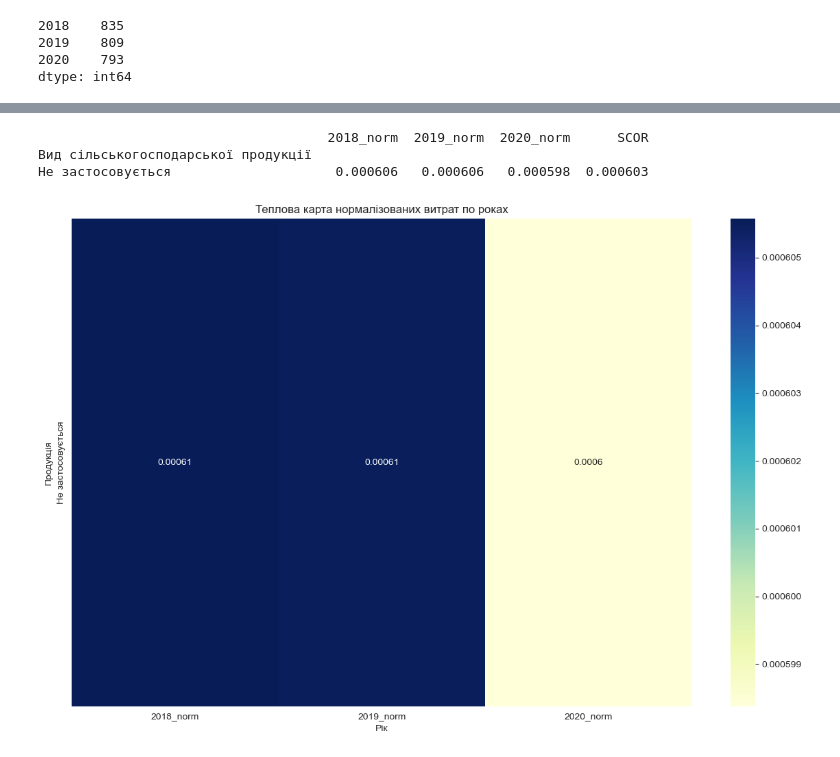
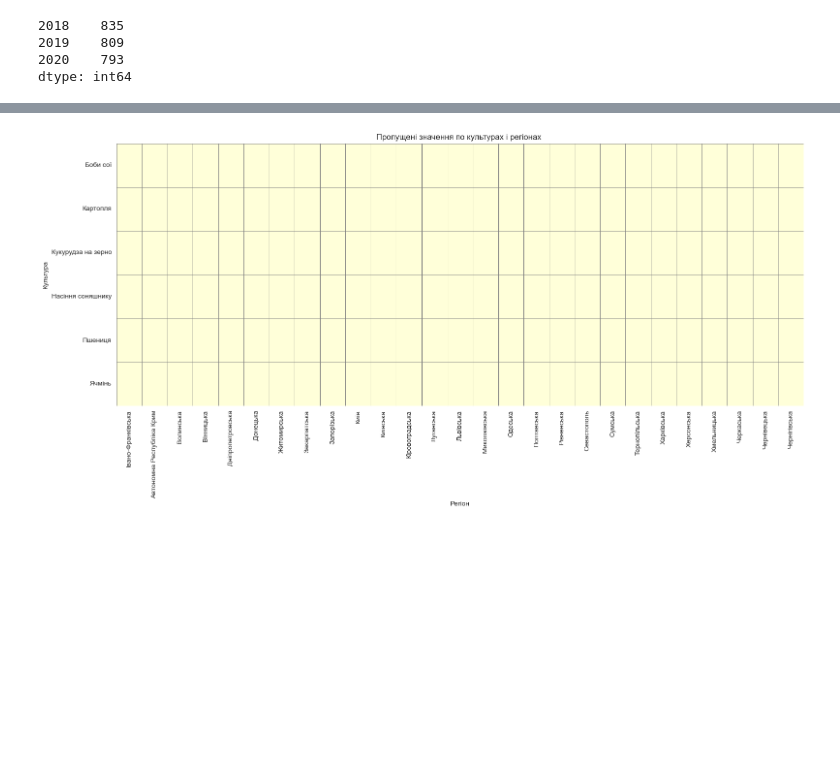
Before and after one commit to NikoriakViktot/Data_Science_Course_SSWU, a Jupyter notebook: task_6/cost_data.ipynb, the cells around one changed output, grey strips where cells are left out. Cells and saved outputs as stored; diff of their text form; code cells hidden in the pictures; blank space fills up the shorter version.

```diff
--- a/task_6/cost_data.ipynb
+++ b/task_6/cost_data.ipynb
@@ -438,25 +333,22 @@ Name: SCOR, dtype: float64
-# %%
-olap_table = df_cost.pivot_table(
-    index="Вид сільськогосподарської продукції",
-    values=["2018_norm", "2019_norm", "2020_norm", "SCOR"]
-)
-
-print(olap_table.head(10))
-# %% [output]
-                                     2018_norm  2019_norm  2020_norm      SCOR
-Вид сільськогосподарської продукції
-Не застосовується                     0.000606   0.000606   0.000598  0.000603
-# %%
-import seaborn as sns
-import matplotlib.pyplot as plt
-
-# Візуалізація змін по роках
-plt.figure(figsize=(12, 8))
-sns.heatmap(olap_table.drop(columns="SCOR"), annot=True, cmap="YlGnBu")
-plt.title("Теплова карта нормалізованих витрат по роках")
-plt.xlabel("Рік")
-plt.ylabel("Продукція")
-plt.tight_layout()
-plt.show()
-# %% [output]
-[figure, removed]
+# %%
+
+# Вибираємо тільки потрібні колонки
+columns = ["Вид сільськогосподарської продукції", "Територіальний розріз", "2018", "2019", "2020"]
+df_crop = df[columns].copy()
+
+# Створюємо pivot-таблицю: культури × регіони → значення = 2020 (наприклад)
+pivot = df_crop.pivot_table(index="Вид сільськогосподарської продукції",
+                            columns="Територіальний розріз",
+                            values="2019",  # або '2018' чи '2019'
+                            aggfunc='mean')
+
+# Карта пропущених значень
+plt.figure(figsize=(16, 8))
+sns.heatmap(pivot.isnull(), cmap="YlGnBu", cbar=False, linewidths=0.5, linecolor='gray')
+plt.title("Пропущені значення по культурах і регіонах ")
+plt.xlabel("Регіон")
+plt.ylabel("Культура")
+plt.tight_layout()
+plt.show()
+# %% [output]
+[figure, added]
```
Also changed, not shown: parts of 14 cells of this notebook, 8 other files.
